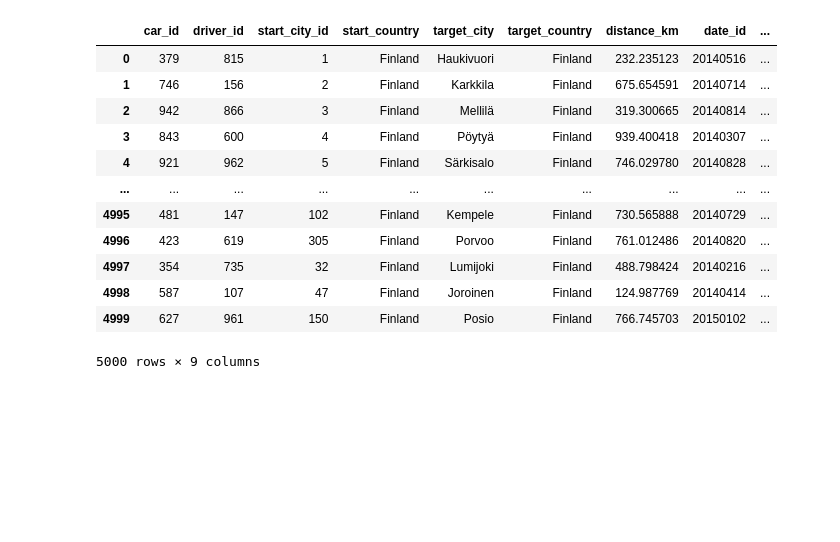
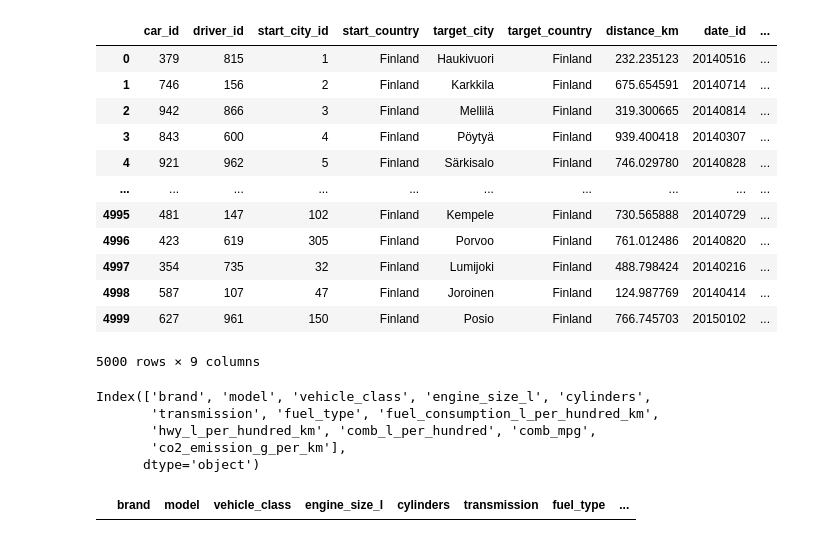
Before and after one commit to aniketkapdule/emission-project, a Jupyter notebook: simple_etl.ipynb, the cells around one changed output. Saved outputs shown, nothing was run; the diff lists cells and outputs as text; code cells hidden in the pictures; blank space fills up the shorter version.

Commit message:
* Added the logic for the case where drivers data and vehicle consumption data is not static. * Cleaned up the code by segregation of functions in utils and create_tables file.

```diff
--- a/simple_etl.ipynb
+++ b/simple_etl.ipynb
@@ -1022,0 +1031,30 @@ df_car_driver_date_start_city_raw
+# %%
+df_veh_cons_raw = pd.read_csv(vehicle_fuel_consumptions)
+# %%
+df_veh_cons_raw.rename(columns={'BRAND':'brand', 'MODEL':'model', 'VEHICLE CLASS':'vehicle_class', 'ENGINE SIZE L':'engine_size_l', 'CYLINDERS':'cylinders',
+       'TRANSMISSION':'transmission', 'FUEL_TYPE':'fuel_type', 'FUEL CONSUMPTION (L/100 km)':'fuel_consumption_l_per_hundred_km',
+       'HWY (L/100 km)':'hwy_l_per_hundred_km', 'COMB (L/100 km)':'comb_l_per_hundred', 'COMB (mpg)':'comb_mpg',
+       'CO2_Emissions(g/km)':'co2_emission_g_per_km'}, inplace=True)
+df_veh_cons_raw.sort_values('brand', inplace=True)
+df_veh_cons_raw = df_veh_cons_raw.reset_index(drop=True)
+#deduping
+df_cars_clean = df_veh_cons_raw.drop_duplicates(subset=['brand', 'model','vehicle_class', 'engine_size_l', 'cylinders', 'transmission', 'fuel_type']).reset_index(drop=True)
+# %%
+df_cars_clean.columns
+# %% [output]
+Index(['brand', 'model', 'vehicle_class', 'engine_size_l', 'cylinders',
+       'transmission', 'fuel_type', 'fuel_consumption_l_per_hundred_km',
+       'hwy_l_per_hundred_km', 'comb_l_per_hundred', 'comb_mpg',
+       'co2_emission_g_per_km'],
+      dtype='object')
+# %%
+df_cars_merge = df_cars_clean.merge(df_cars_db, how='left', on=['brand', 'model', 'vehicle_class', 'engine_size_l', 'cylinders',
+       'transmission', 'fuel_type', 'fuel_consumption_l_per_hundred_km',
+       'hwy_l_per_hundred_km', 'comb_l_per_hundred', 'comb_mpg',
+       'co2_emission_g_per_km'], indicator=True)
+# %%
+df_cars_fresh_data_clean = df_cars_merge.loc[df_cars_merge['_merge']=='left_only'].drop(columns=['_merge', 'car_id'])
+# %%
+df_cars_fresh_data_clean
+# %% [output]
+|  | brand | model | vehicle_class | engine_size_l | cylinders | transmission | fuel_type | ... |
```
Also changed, not shown: parts of 2 cells of this notebook, 3 other files.
